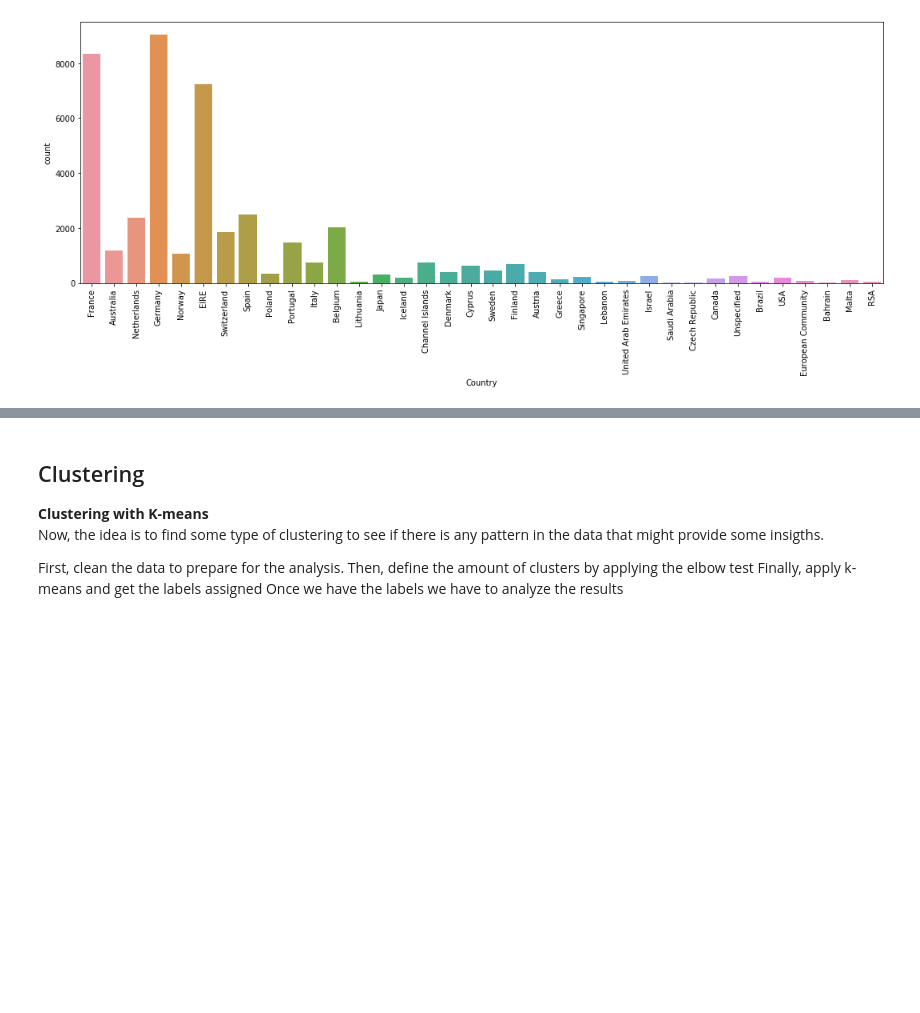
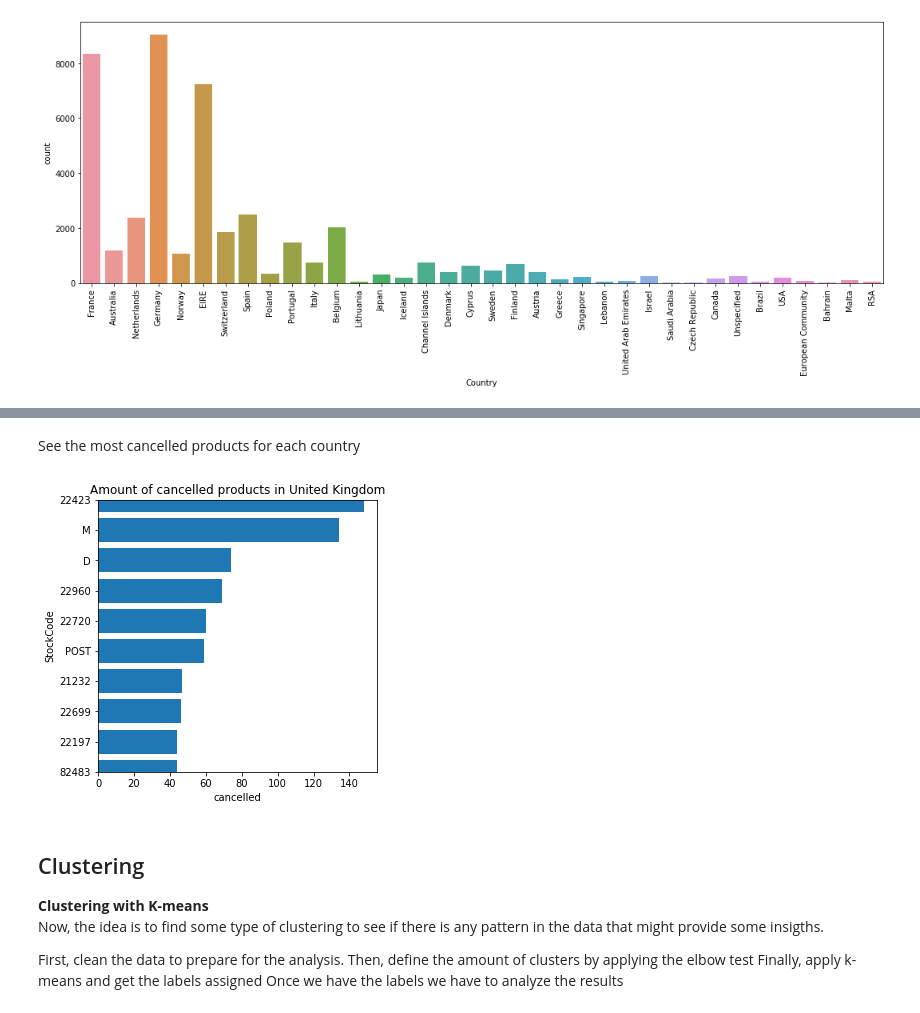
Before and after one commit to rootstrap/datasciene-ecommerce, a Jupyter notebook: e-commerce-example.ipynb, the cells around one changed output, grey strips where cells are left out. Saved outputs shown, nothing was run; the diff lists cells and outputs as text; code cells hidden in the pictures; blank space fills up the shorter version.

```diff
--- a/e-commerce-example.ipynb
+++ b/e-commerce-example.ipynb
@@ -238,3 +288,13 @@ plt.xticks(rotation=90)
+# %% [markdown]
+See the most cancelled products for each country
+# %%
+df['cancelled'] = df['InvoiceNo'].str.startswith('C').astype('int32')
+cancelled_products = df[['StockCode', 'Country', 'cancelled']].groupby(['StockCode', 'Country']).sum().reset_index()
+cancelled_products = get_top_n(cancelled_products, 'Country', 'cancelled', 10)
+plot_filter_bar(cancelled_products, 'Country', 'cancelled', 'StockCode',
+                'United Kingdom', 10, 'Amount of cancelled products in United Kingdom')
+# %% [output]
+[figure, added]
 # %% [markdown]
 ## Clustering
 
```
Also changed, not shown: parts of 32 cells of this notebook.
